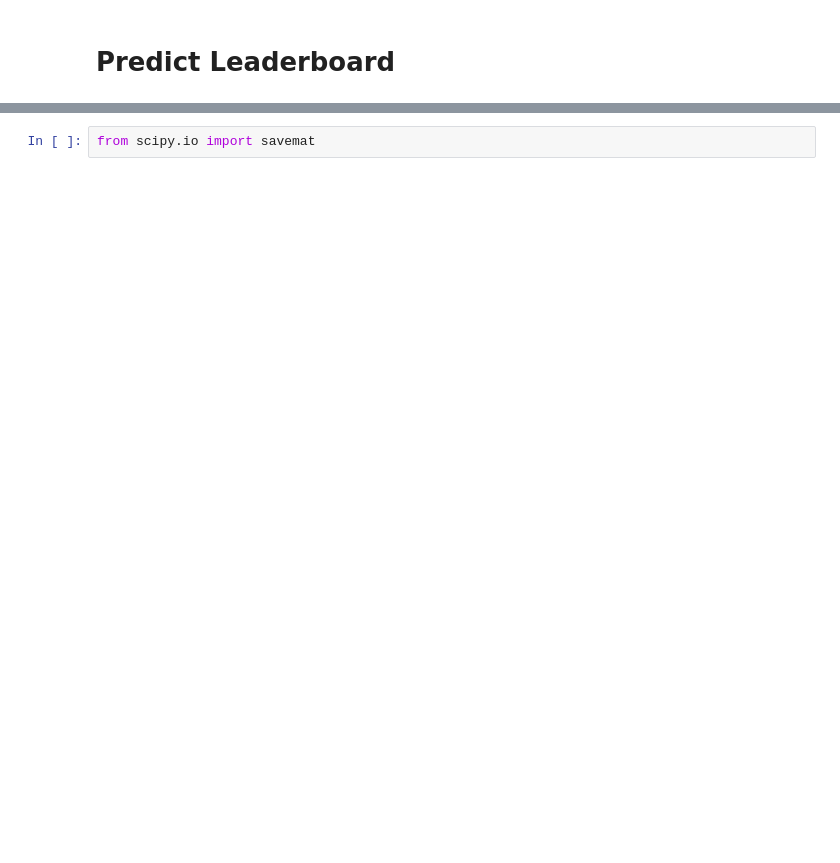
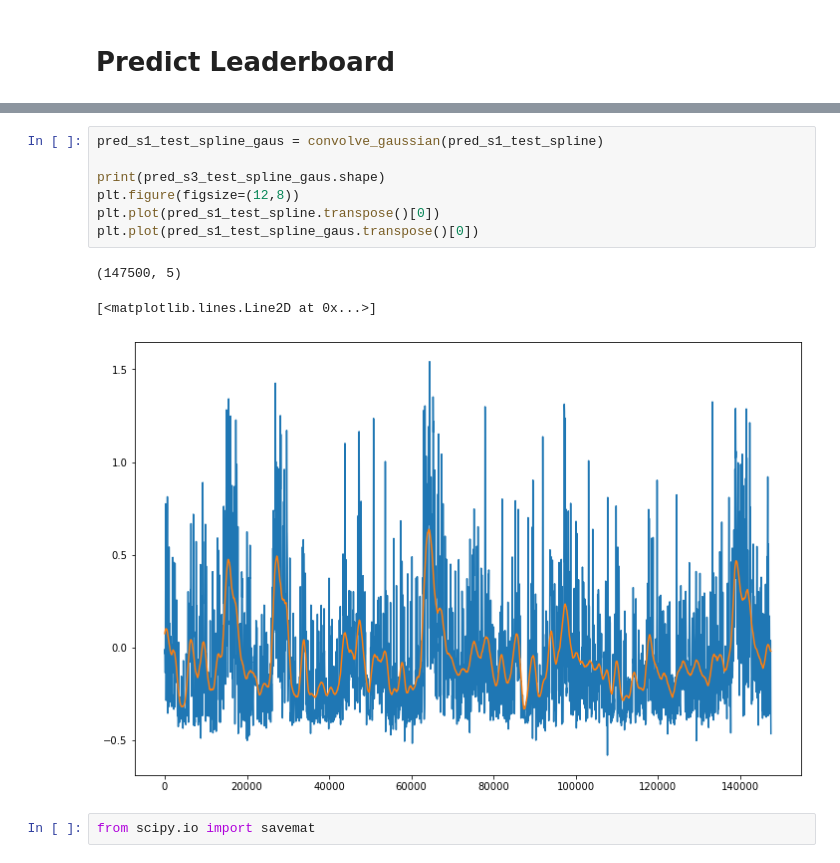
Before and after one commit to carlosaaguila/final_proj_BE521, a Jupyter notebook: regression_predict.ipynb, the cells around one changed output, grey strips where cells are left out. Cells and saved outputs as stored; diff of their text form; blank space fills up the shorter version.

```diff
--- a/regression_predict.ipynb
+++ b/regression_predict.ipynb
@@ -267,2 +348,13 @@ print(np.sum(np.isnan(pred_s3_test_repeat)))
+# %%
+pred_s1_test_spline_gaus = convolve_gaussian(pred_s1_test_spline)
+
+print(pred_s3_test_spline_gaus.shape)
+plt.figure(figsize=(12,8))
+plt.plot(pred_s1_test_spline.transpose()[0])
+plt.plot(pred_s1_test_spline_gaus.transpose()[0])
+# %% [output]
+(147500, 5)
+[<matplotlib.lines.Line2D at 0x...>]
+[figure, added]
 # %%
 from scipy.io import savemat
```
Also changed, not shown: parts of 34 cells of this notebook.
